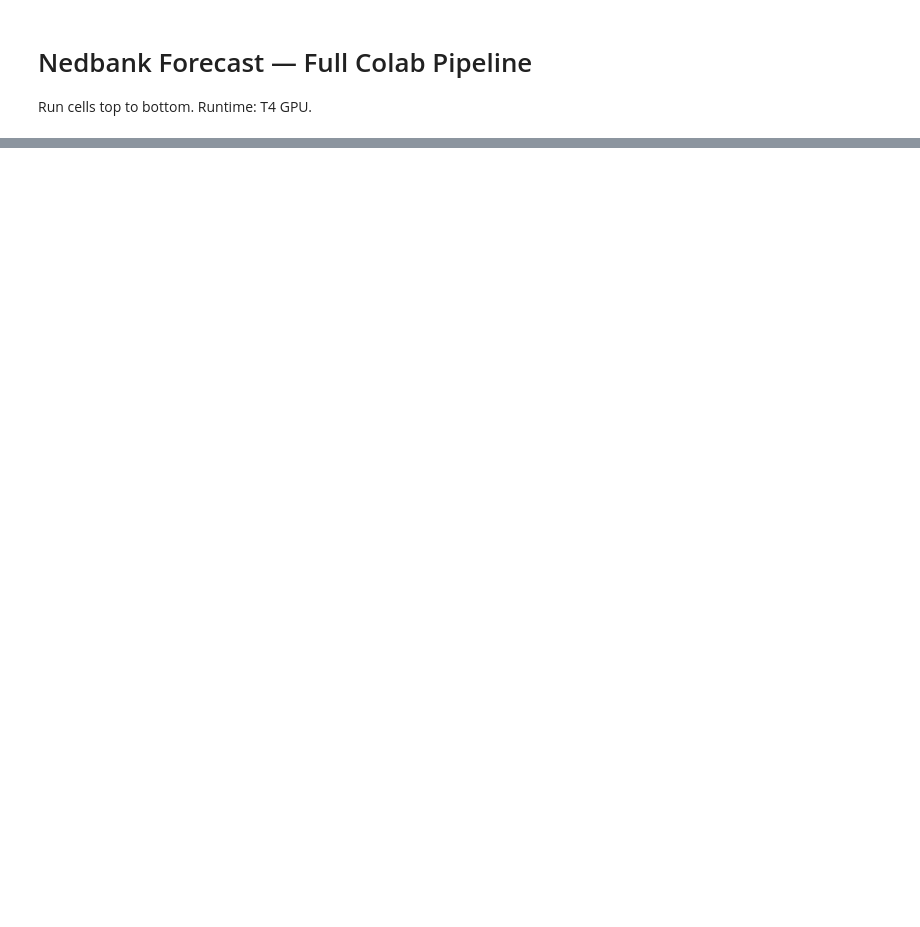
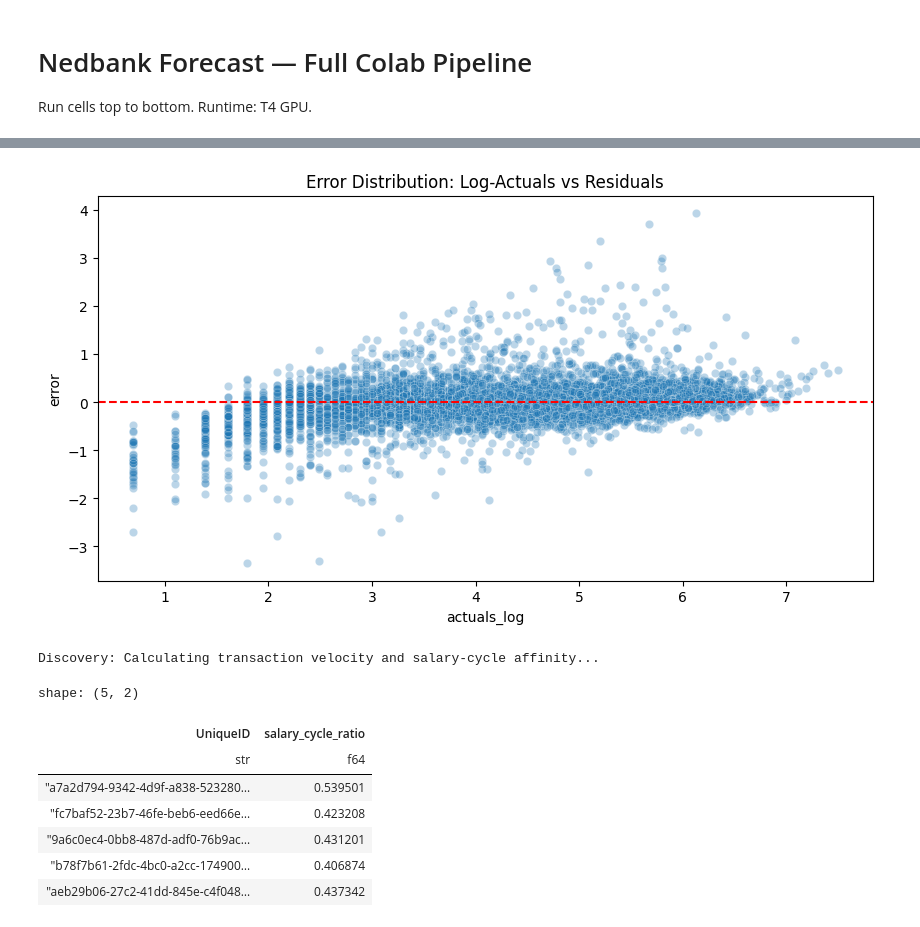
Before and after one commit to ZolisaSilolo/zindi_nedbank_forecast, a Jupyter notebook: notebooks/00_colab_setup.ipynb, the cells around one changed output, grey strips where cells are left out. Drawn from its saved outputs; the diff is of its cells as text; code cells hidden in the pictures; blank space fills up the shorter version.

```diff
--- a/notebooks/00_colab_setup.ipynb
+++ b/notebooks/00_colab_setup.ipynb
@@ -68,0 +809,52 @@ files.download('submissions/final_submission.csv')
+# %%
+import pandas as pd
+import numpy as np
+import matplotlib.pyplot as plt
+import seaborn as sns
+
+# 1. Error Analysis: Where is the model missing?
+train_eval = train_data.copy()
+train_eval['preds_log'] = oof_preds
+train_eval['actuals_log'] = np.log1p(train_eval['next_3m_txn_count'])
+train_eval['error'] = train_eval['actuals_log'] - train_eval['preds_log']
+
+plt.figure(figsize=(10, 5))
+sns.scatterplot(data=train_eval, x='actuals_log', y='error', alpha=0.3)
+plt.axhline(0, color='red', linestyle='--')
+plt.title('Error Distribution: Log-Actuals vs Residuals')
+plt.show()
+
+# 2. Advanced Feature Engineering Concept
+def engineer_enhanced_features(df_trans, df_fin):
+    # Velocity: Is the user getting more active recently compared to their own history?
+    # Day-of-Month: Percentage of transactions happening between the 25th and 5th (Salary cycle)
+    # Financial Ratios: Interest Income per Transaction
+    print("Discovery: Calculating transaction velocity and salary-cycle affinity...")
+
+    # Salary cycle check (Days 25-31 and 1-5)
+    df_trans = df_trans.with_columns([
+        pl.col('TransactionDate').dt.day().alias('dom')
+    ]).with_columns([
+        pl.when(pl.col('dom').is_in(list(range(25,32)) + list(range(1,6))))
+        .then(1).otherwise(0).alias('is_salary_period')
+    ])
+
+    salary_affinity = df_trans.group_by('UniqueID').agg(
+        pl.col('is_salary_period').mean().alias('salary_cycle_ratio')
+    )
+
+    return salary_affinity
+
+enhanced_meta = engineer_enhanced_features(trans_clean, pl.read_parquet(os.path.join(BASE_DIR, 'financials_features.parquet')))
+display(enhanced_meta.head())
+# %% [output]
+[figure, added]
+Discovery: Calculating transaction velocity and salary-cycle affinity...
+shape: (5, 2)
+| UniqueID | salary_cycle_ratio |
+| str | f64 |
+| "a7a2d794-9342-4d9f-a838-523280… | 0.539501 |
+| "fc7baf52-23b7-46fe-beb6-eed66e… | 0.423208 |
+| "9a6c0ec4-0bb8-487d-adf0-76b9ac… | 0.431201 |
+| "b78f7b61-2fdc-4bc0-a2cc-174900… | 0.406874 |
+| "aeb29b06-27c2-41dd-845e-c4f048… | 0.437342 |
```
Also changed, not shown: parts of 28 cells of this notebook.
